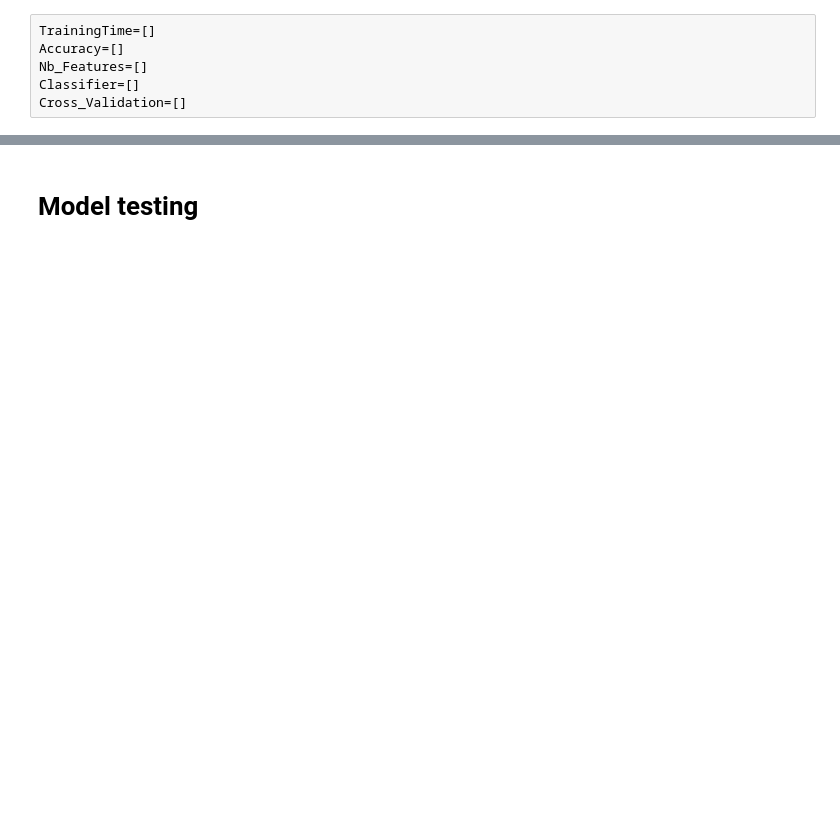
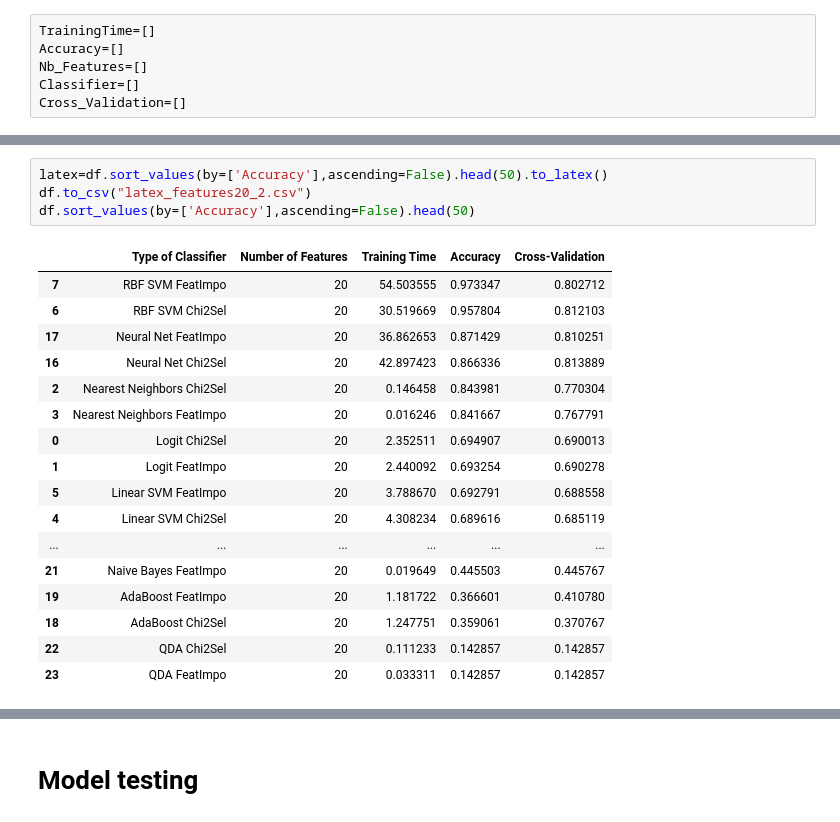
Before and after one commit to RomaricKanyamibwa/ForestCoverTypePrediction, a Jupyter notebook: ForestCoverTypePrediction_Classification.ipynb, the cells around one changed output, grey strips where cells are left out. Drawn from its saved outputs; the diff is of its cells as text; blank space fills up the shorter version.

```diff
--- a/ForestCoverTypePrediction_Classification.ipynb
+++ b/ForestCoverTypePrediction_Classification.ipynb
@@ -322,0 +347,22 @@ df2[df2["Number of Features"]<=15].sort_values(by=['Accuracy'],ascending=False).
+# %%
+latex=df.sort_values(by=['Accuracy'],ascending=False).head(50).to_latex()
+df.to_csv("latex_features20_2.csv")
+df.sort_values(by=['Accuracy'],ascending=False).head(50)
+# %% [output]
+|  | Type of Classifier | Number of Features | Training Time | Accuracy | Cross-Validation |
+| 7 | RBF SVM FeatImpo | 20 | 54.503555 | 0.973347 | 0.802712 |
+| 6 | RBF SVM Chi2Sel | 20 | 30.519669 | 0.957804 | 0.812103 |
+| 17 | Neural Net FeatImpo | 20 | 36.862653 | 0.871429 | 0.810251 |
+| 16 | Neural Net Chi2Sel | 20 | 42.897423 | 0.866336 | 0.813889 |
+| 2 | Nearest Neighbors Chi2Sel | 20 | 0.146458 | 0.843981 | 0.770304 |
+| 3 | Nearest Neighbors FeatImpo | 20 | 0.016246 | 0.841667 | 0.767791 |
+| 0 | Logit Chi2Sel | 20 | 2.352511 | 0.694907 | 0.690013 |
+| 1 | Logit FeatImpo | 20 | 2.440092 | 0.693254 | 0.690278 |
+| 5 | Linear SVM FeatImpo | 20 | 3.788670 | 0.692791 | 0.688558 |
+| 4 | Linear SVM Chi2Sel | 20 | 4.308234 | 0.689616 | 0.685119 |
+| ... | ... | ... | ... | ... | ... |
+| 21 | Naive Bayes FeatImpo | 20 | 0.019649 | 0.445503 | 0.445767 |
+| 19 | AdaBoost FeatImpo | 20 | 1.181722 | 0.366601 | 0.410780 |
+| 18 | AdaBoost Chi2Sel | 20 | 1.247751 | 0.359061 | 0.370767 |
+| 22 | QDA Chi2Sel | 20 | 0.111233 | 0.142857 | 0.142857 |
+| 23 | QDA FeatImpo | 20 | 0.033311 | 0.142857 | 0.142857 |
```
Also changed, not shown: parts of 34 cells of this notebook, 30 other files.
